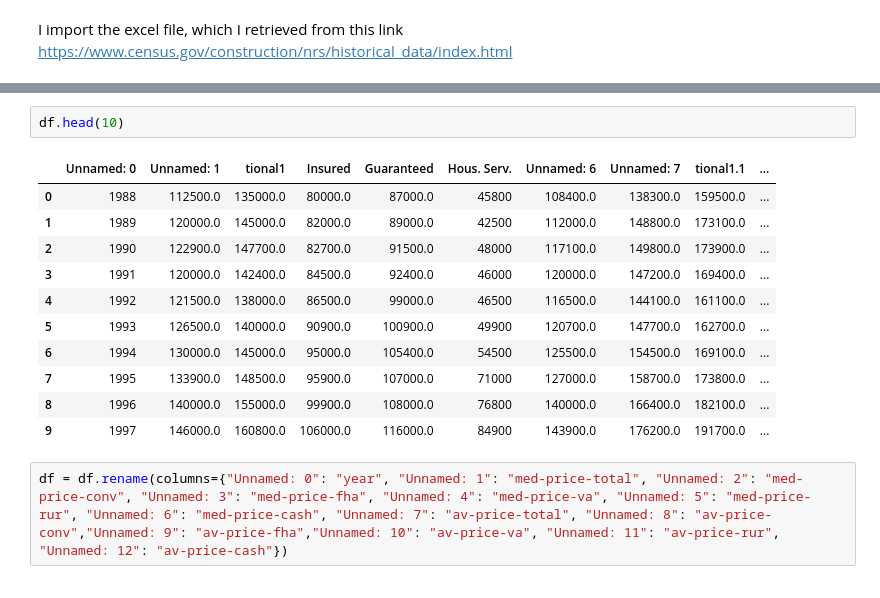
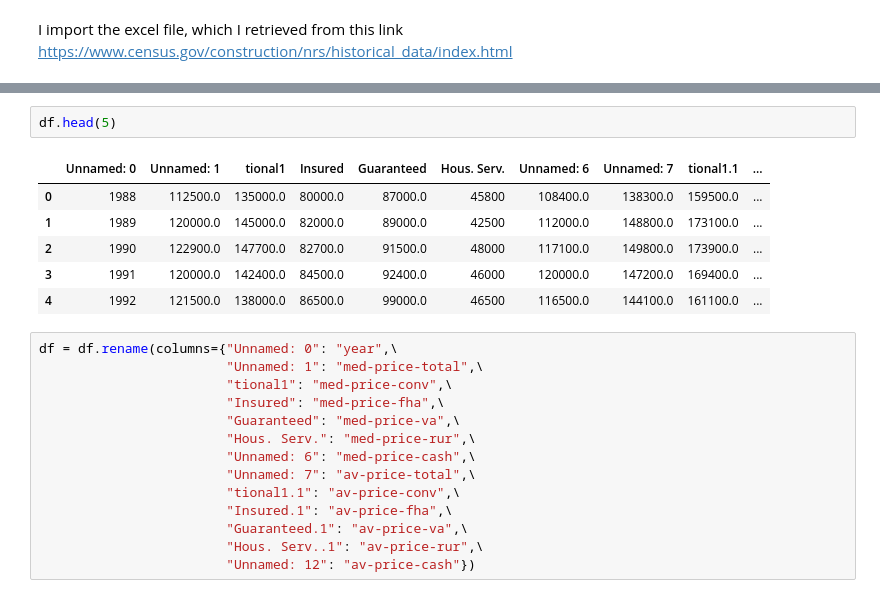
Before and after one commit to mollyboigon/house-price-financing, a Jupyter notebook: house-price-financing.ipynb, the cells around one changed output, grey strips where cells are left out. Saved outputs shown, nothing was run; the diff lists cells and outputs as text.

```diff
--- a/house-price-financing.ipynb
+++ b/house-price-financing.ipynb
@@ -24,21 +24,28 @@ df
 | 34 | NaN | NaN | NaN | NaN | NaN | NaN | NaN | NaN | NaN | ... |
 | 35 | 1Includes houses reporting other ... | NaN | NaN | NaN | NaN | NaN | NaN | NaN | NaN | ... |
 # %%
-df.head(10)
+df.head(5)
 # %% [output]
 |  | Unnamed: 0 | Unnamed: 1 | tional1 | Insured | Guaranteed | Hous. Serv. | Unnamed: 6 | Unnamed: 7 | tional1.1 | ... |
 | 0 | 1988 | 112500.0 | 135000.0 | 80000.0 | 87000.0 | 45800 | 108400.0 | 138300.0 | 159500.0 | ... |
 | 1 | 1989 | 120000.0 | 145000.0 | 82000.0 | 89000.0 | 42500 | 112000.0 | 148800.0 | 173100.0 | ... |
 | 2 | 1990 | 122900.0 | 147700.0 | 82700.0 | 91500.0 | 48000 | 117100.0 | 149800.0 | 173900.0 | ... |
 | 3 | 1991 | 120000.0 | 142400.0 | 84500.0 | 92400.0 | 46000 | 120000.0 | 147200.0 | 169400.0 | ... |
 | 4 | 1992 | 121500.0 | 138000.0 | 86500.0 | 99000.0 | 46500 | 116500.0 | 144100.0 | 161100.0 | ... |
-| 5 | 1993 | 126500.0 | 140000.0 | 90900.0 | 100900.0 | 49900 | 120700.0 | 147700.0 | 162700.0 | ... |
-| 6 | 1994 | 130000.0 | 145000.0 | 95000.0 | 105400.0 | 54500 | 125500.0 | 154500.0 | 169100.0 | ... |
-| 7 | 1995 | 133900.0 | 148500.0 | 95900.0 | 107000.0 | 71000 | 127000.0 | 158700.0 | 173800.0 | ... |
-| 8 | 1996 | 140000.0 | 155000.0 | 99900.0 | 108000.0 | 76800 | 140000.0 | 166400.0 | 182100.0 | ... |
-| 9 | 1997 | 146000.0 | 160800.0 | 106000.0 | 116000.0 | 84900 | 143900.0 | 176200.0 | 191700.0 | ... |
 # %%
-df = df.rename(columns={"Unnamed: 0": "year", "Unnamed: 1": "med-price-total", "Unnamed: 2": "med-price-conv", "Unnamed: 3": "med-price-fha", "Unnamed: 4": "med-price-va", "Unnamed: 5": "med-price-rur", "Unnamed: 6": "med-price-cash", "Unnamed: 7": "av-price-total", "Unnamed: 8": "av-price-conv","Unnamed: 9": "av-price-fha","Unnamed: 10": "av-price-va", "Unnamed: 11": "av-price-rur", "Unnamed: 12": "av-price-cash"})
+df = df.rename(columns={"Unnamed: 0": "year",\
+                        "Unnamed: 1": "med-price-total",\
+                        "tional1": "med-price-conv",\
+                        "Insured": "med-price-fha",\
+                        "Guaranteed": "med-price-va",\
+                        "Hous. Serv.": "med-price-rur",\
+                        "Unnamed: 6": "med-price-cash",\
+                        "Unnamed: 7": "av-price-total",\
+                        "tional1.1": "av-price-conv",\
+                        "Insured.1": "av-price-fha",\
+                        "Guaranteed.1": "av-price-va",\
+                        "Hous. Serv..1": "av-price-rur",\
+                        "Unnamed: 12": "av-price-cash"})
 # %%
 df
 # %% [output]
```
Also changed, not shown: parts of 3 cells of this notebook.
